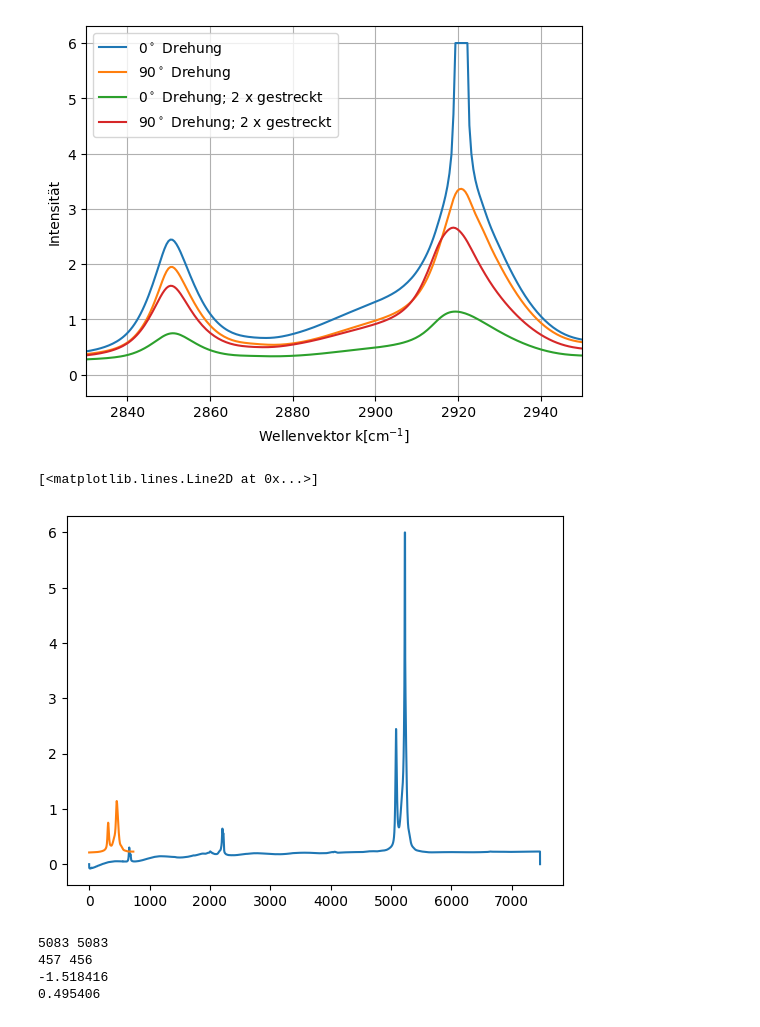
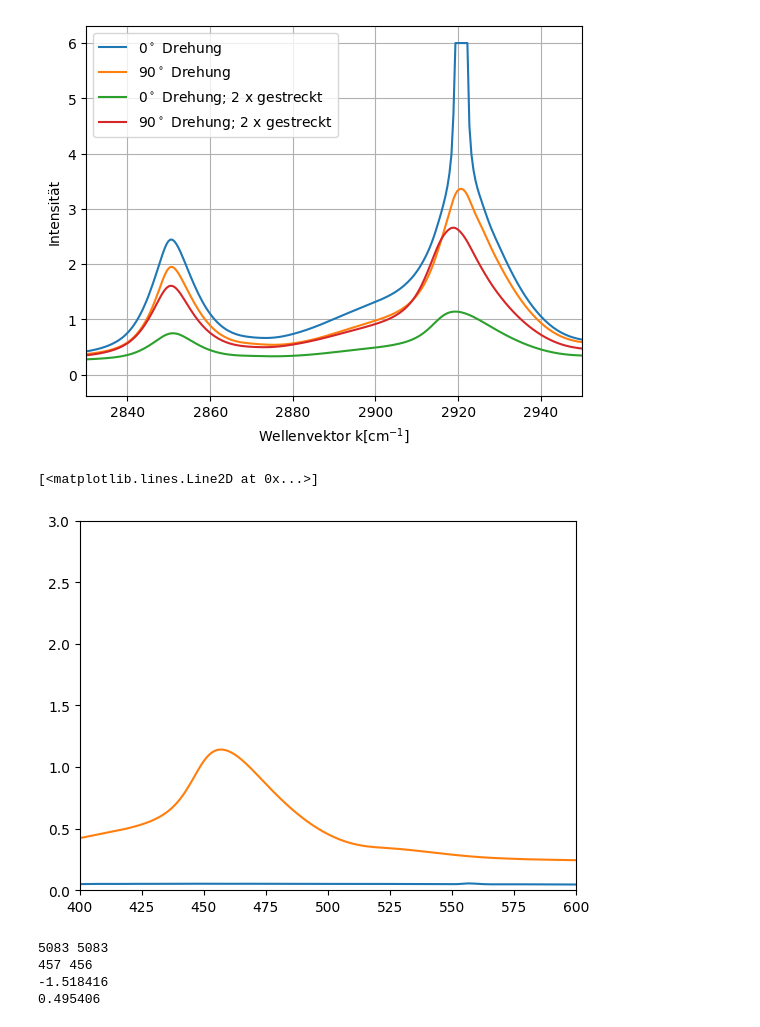
Before and after one commit to iLoveeMilkaa/M1-Lab, a Jupyter notebook: Aufgabe 2.ipynb, the cells around one changed output. Saved outputs shown, nothing was run; the diff lists cells and outputs as text; code cells hidden in the pictures.

```diff
--- a/Aufgabe 2.ipynb
+++ b/Aufgabe 2.ipynb
@@ -45,13 +47,13 @@ plt.show()
 # %%
 xax = np.arange(0,len(std_ex_90degree))
 plt.plot(xax, std_ex_90degree[:,1])
-#plt.axis([400,600,0,3])
+plt.axis([400,600,0,3])
 
 xax2 = np.arange(0,len(std2_0degree_stretched2x))
 plt.plot(xax2, std2_0degree_stretched2x[:,1])
 # %% [output]
 [<matplotlib.lines.Line2D at 0x...>]
-[figure, old version]
+[figure, new version]
 # %%
 max1 = np.argmax(std_ex_90degree[5050:5150,1])
 max2 = np.argmax(std_ext_0deg[5050:5150,1])
```
Also changed, not shown: parts of 4 cells of this notebook, 6 other files.
